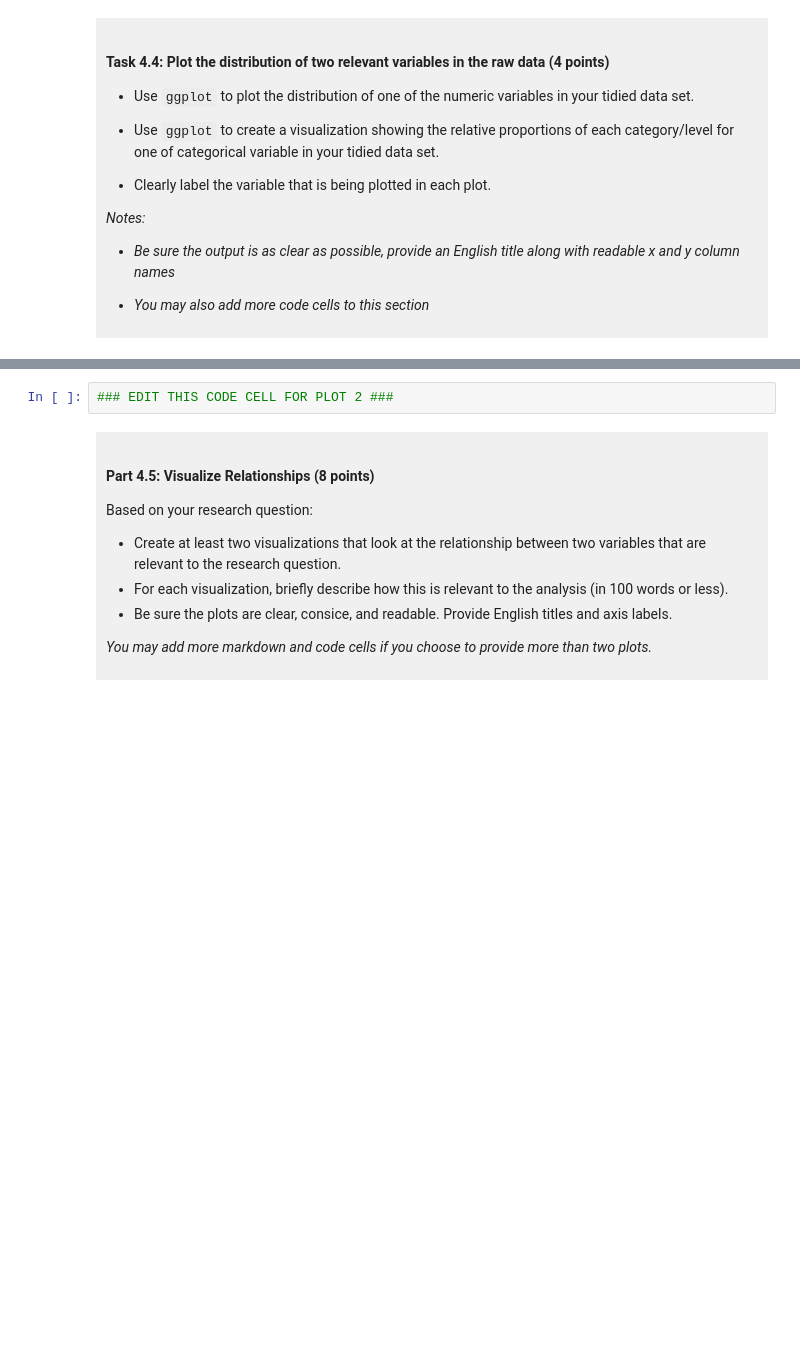
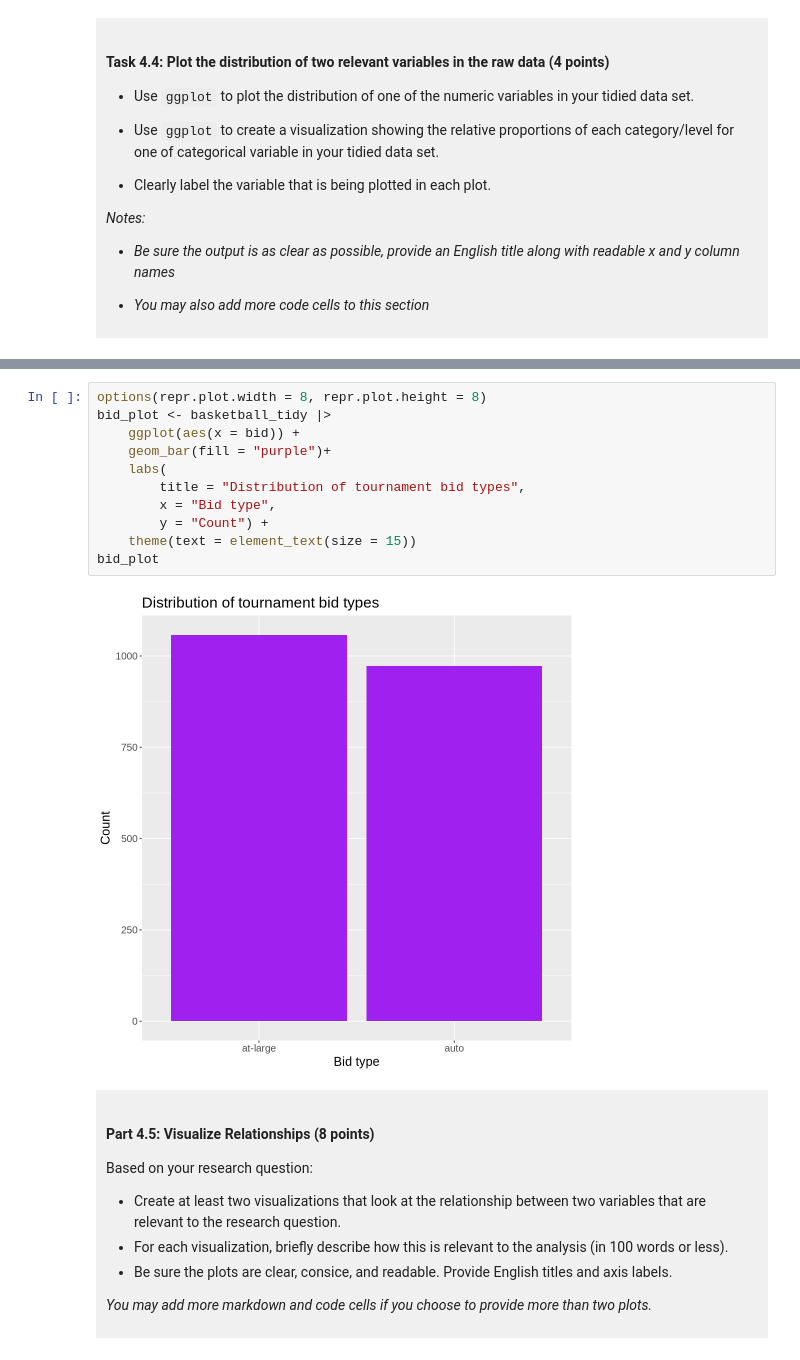
Before and after one commit to EZ-dot346/dsci-100-project-eva-zhou, a Jupyter notebook: dsci-100-project-notebook.ipynb, the cells around one changed output, grey strips where cells are left out. Drawn from its saved outputs; the diff is of its cells as text; blank space fills up the shorter version.

```diff
--- a/dsci-100-project-notebook.ipynb
+++ b/dsci-100-project-notebook.ipynb
@@ -300,5 +346,16 @@ You will refine your research question (if needed) and produce a tidy data set.
 # %%
-### EDIT THIS CODE CELL FOR PLOT 2 ###
+options(repr.plot.width = 8, repr.plot.height = 8)
+bid_plot <- basketball_tidy |>
+    ggplot(aes(x = bid)) +
+    geom_bar(fill = "purple")+
+    labs(
+        title = "Distribution of tournament bid types",
+        x = "Bid type",
+        y = "Count") +
+    theme(text = element_text(size = 15))
+bid_plot
+# %% [output]
+[figure, added]
 # %% [markdown]
 <div style="background-color: #f0f0f0; padding: 10px;">
 
```
Also changed, not shown: parts of 9 cells of this notebook.
